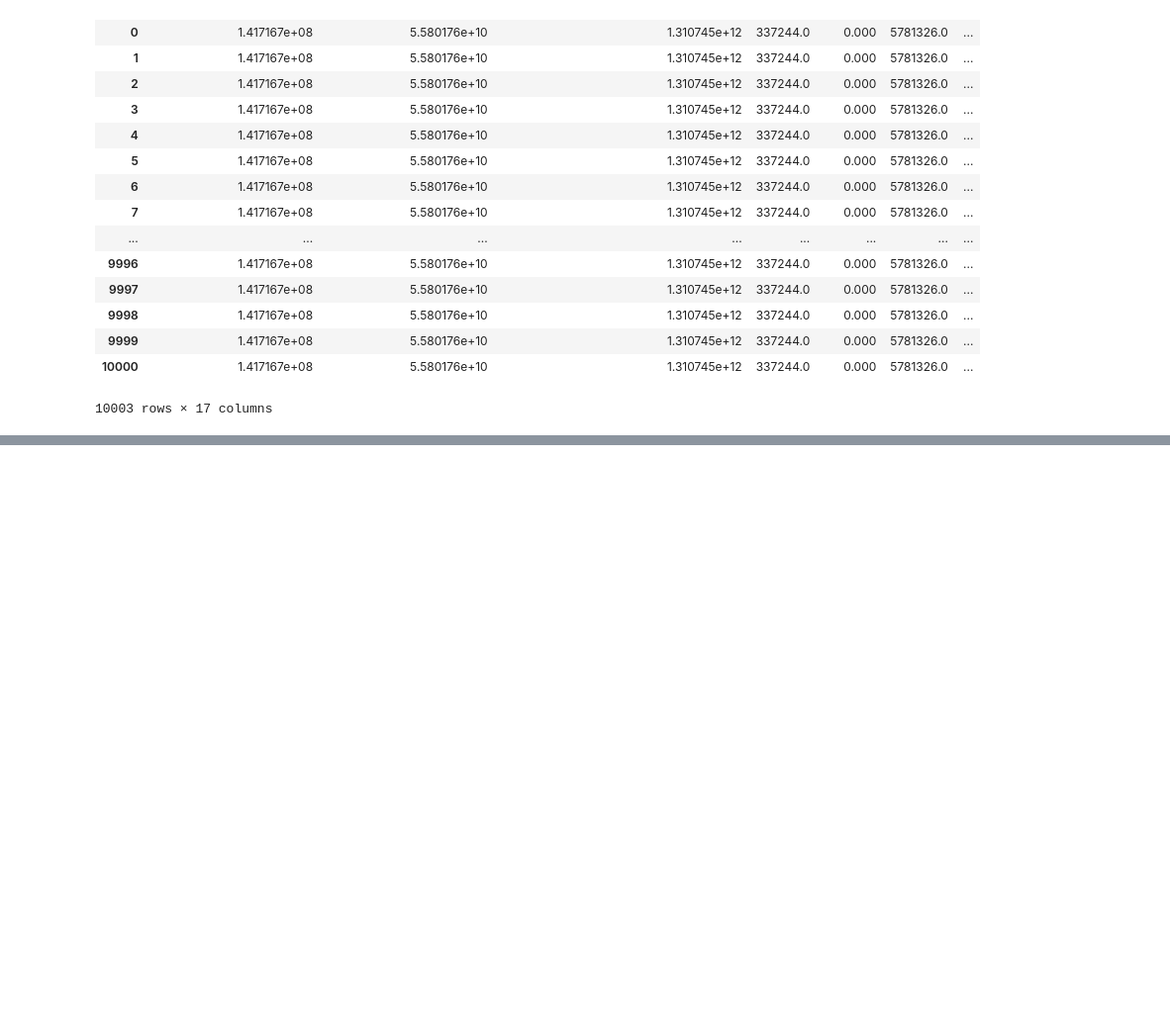
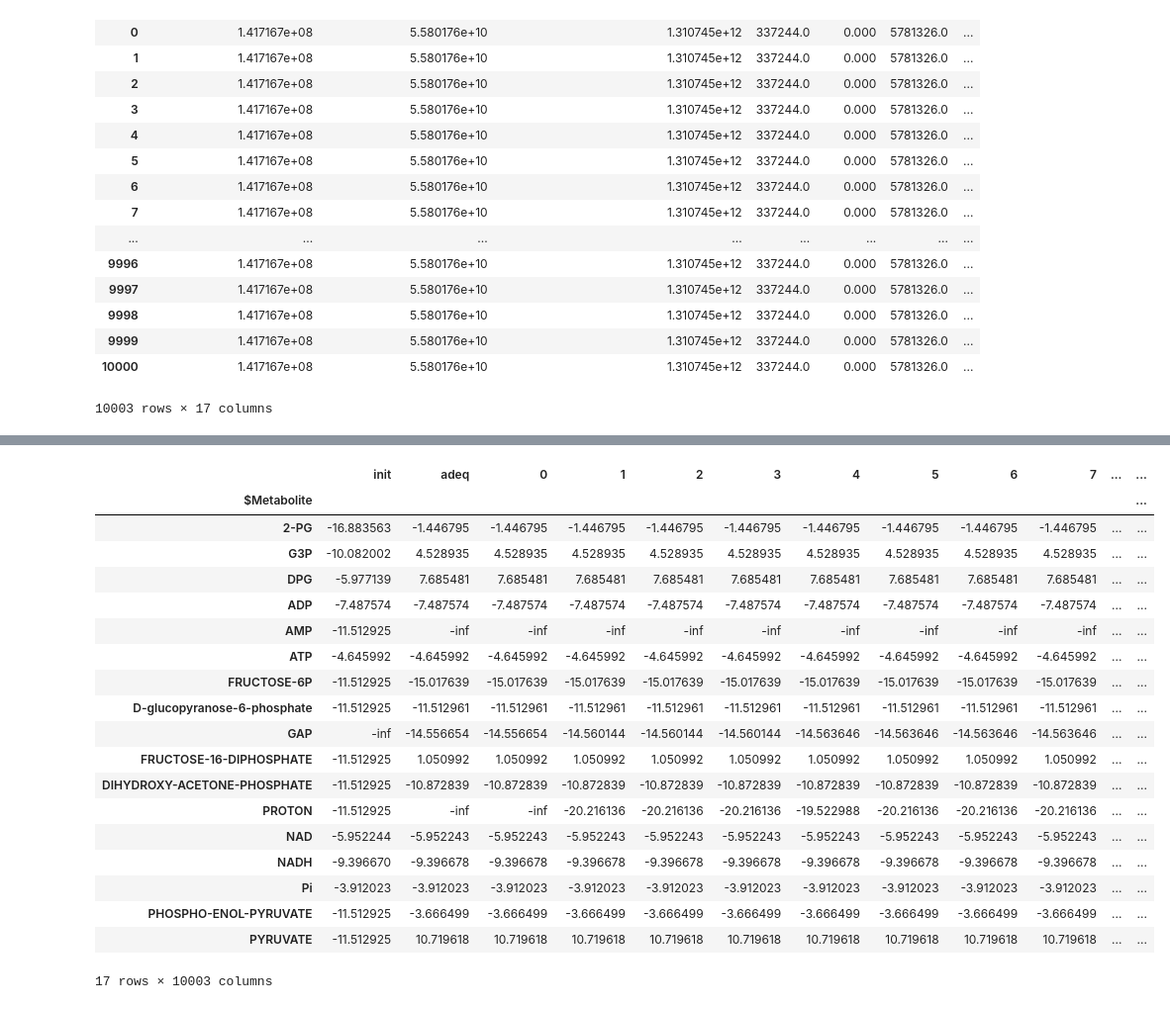
Before and after one commit to nkkchem/Ostreoccus_cent_simulation, a Jupyter notebook: Gly/Ostreococcus_Glycolysis_results_to_BioCyc.ipynb, the cells around one changed output, grey strips where cells are left out. Shown at 99% size. Cells and saved outputs as stored; diff of their text form; code cells hidden in the pictures; blank space fills up the shorter version.

Commit message:
Combined log conc and net likelihood

```diff
--- a/Gly/Ostreococcus_Glycolysis_results_to_BioCyc.ipynb
+++ b/Gly/Ostreococcus_Glycolysis_results_to_BioCyc.ipynb
@@ -78,3 +51,51 @@ log_concs
+# %%
+concs = pd.read_table('central_metabolism_dg0_rxns_GLy.concs',index_col=0)#.apply(np.log)
+log_concs = concs.apply(np.log).T
+log_concs.index
+mets = {'2-PHOSPHO-D-GLYCERATE':'2-PG',
+        '3-PHOSPHO-D-GLYCERATE':'G3P',
+        '3-PHOSPHO-D-GLYCEROYL_PHOSPHATE':'DPG',
+        'ADP':'ADP',
+        'AMP':'AMP',
+        'ATP':'ATP',
+       'BETA-D-FRUCTOFURANOSE_6-PHOSPHATE':'FRUCTOSE-6P',
+        'D-GLUCOPYRANOSE_6-PHOSPHATE':'D-glucopyranose-6-phosphate',
+       'D-GLYCERALDEHYDE_3-PHOSPHATE':'GAP',
+        'FRUCTOSE_1,6-BISPHOSPHATE':'FRUCTOSE-16-DIPHOSPHATE',
+       'GLYCERONE_PHOSPHATE':'DIHYDROXY-ACETONE-PHOSPHATE',
+        'H+':'PROTON',
+        'NAD+':'NAD',
+        'NADH':'NADH',
+        'ORTHOPHOSPHATE':'Pi',
+       'PHOSPHOENOLPYRUVATE':'PHOSPHO-ENOL-PYRUVATE',
+        'PYRUVATE':'PYRUVATE'}
+
+log_concs.index = [mets[m] for m in log_concs.index]
+log_concs.index.name='$Metabolite'
+
+log_concs[['0','10000']].to_csv('central_metabolism_dg0_rxns_GLy.log_concs.tab',sep='\t')
+log_concs
+# %% [output]
+|  | init | adeq | 0 | 1 | 2 | 3 | 4 | 5 | 6 | 7 | ... | ... |
+| $Metabolite |  |  |  |  |  |  |  |  |  |  |  | ... |
+| 2-PG | -16.883563 | -1.446795 | -1.446795 | -1.446795 | -1.446795 | -1.446795 | -1.446795 | -1.446795 | -1.446795 | -1.446795 | ... | ... |
+| G3P | -10.082002 | 4.528935 | 4.528935 | 4.528935 | 4.528935 | 4.528935 | 4.528935 | 4.528935 | 4.528935 | 4.528935 | ... | ... |
+| DPG | -5.977139 | 7.685481 | 7.685481 | 7.685481 | 7.685481 | 7.685481 | 7.685481 | 7.685481 | 7.685481 | 7.685481 | ... | ... |
+| ADP | -7.487574 | -7.487574 | -7.487574 | -7.487574 | -7.487574 | -7.487574 | -7.487574 | -7.487574 | -7.487574 | -7.487574 | ... | ... |
+| AMP | -11.512925 | -inf | -inf | -inf | -inf | -inf | -inf | -inf | -inf | -inf | ... | ... |
+| ATP | -4.645992 | -4.645992 | -4.645992 | -4.645992 | -4.645992 | -4.645992 | -4.645992 | -4.645992 | -4.645992 | -4.645992 | ... | ... |
+| FRUCTOSE-6P | -11.512925 | -15.017639 | -15.017639 | -15.017639 | -15.017639 | -15.017639 | -15.017639 | -15.017639 | -15.017639 | -15.017639 | ... | ... |
+| D-glucopyranose-6-phosphate | -11.512925 | -11.512961 | -11.512961 | -11.512961 | -11.512961 | -11.512961 | -11.512961 | -11.512961 | -11.512961 | -11.512961 | ... | ... |
+| GAP | -inf | -14.556654 | -14.556654 | -14.560144 | -14.560144 | -14.560144 | -14.563646 | -14.563646 | -14.563646 | -14.563646 | ... | ... |
+| FRUCTOSE-16-DIPHOSPHATE | -11.512925 | 1.050992 | 1.050992 | 1.050992 | 1.050992 | 1.050992 | 1.050992 | 1.050992 | 1.050992 | 1.050992 | ... | ... |
+| DIHYDROXY-ACETONE-PHOSPHATE | -11.512925 | -10.872839 | -10.872839 | -10.872839 | -10.872839 | -10.872839 | -10.872839 | -10.872839 | -10.872839 | -10.872839 | ... | ... |
+| PROTON | -11.512925 | -inf | -inf | -20.216136 | -20.216136 | -20.216136 | -19.522988 | -20.216136 | -20.216136 | -20.216136 | ... | ... |
+| NAD | -5.952244 | -5.952243 | -5.952243 | -5.952243 | -5.952243 | -5.952243 | -5.952243 | -5.952243 | -5.952243 | -5.952243 | ... | ... |
+| NADH | -9.396670 | -9.396678 | -9.396678 | -9.396678 | -9.396678 | -9.396678 | -9.396678 | -9.396678 | -9.396678 | -9.396678 | ... | ... |
+| Pi | -3.912023 | -3.912023 | -3.912023 | -3.912023 | -3.912023 | -3.912023 | -3.912023 | -3.912023 | -3.912023 | -3.912023 | ... | ... |
+| PHOSPHO-ENOL-PYRUVATE | -11.512925 | -3.666499 | -3.666499 | -3.666499 | -3.666499 | -3.666499 | -3.666499 | -3.666499 | -3.666499 | -3.666499 | ... | ... |
+| PYRUVATE | -11.512925 | 10.719618 | 10.719618 | 10.719618 | 10.719618 | 10.719618 | 10.719618 | 10.719618 | 10.719618 | 10.719618 | ... | ... |
+17 rows × 10003 columns
 # %%
 likelihoods = pd.read_table('central_metabolism_dg0_rxns_GLy.lklhd',skiprows=1).T
 likelihoods.iloc[3:]
```
Also changed, not shown: parts of 3 cells of this notebook, 1 other file.
